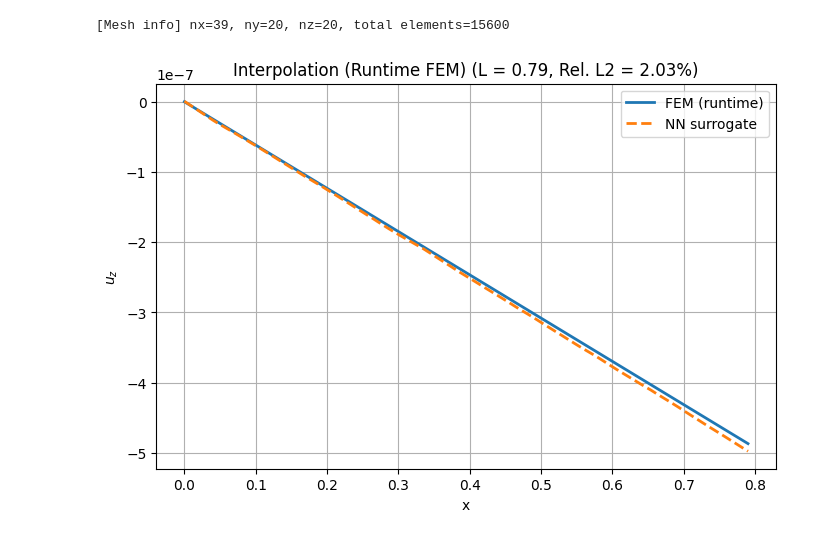
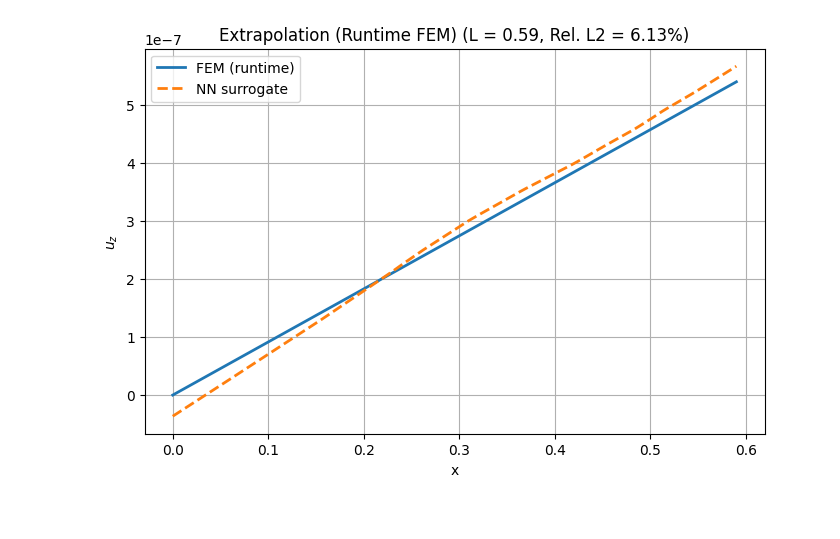
Before and after one commit to adnan-math/beam_fem_ml, a Jupyter notebook: analysis.ipynb, the cells around one changed output. Saved outputs shown, nothing was run; the diff lists cells and outputs as text; code cells hidden in the pictures.

```diff
--- a/analysis.ipynb
+++ b/analysis.ipynb
@@ -224,7 +355,7 @@ import torch
 dataset = BeamDataset()
 
 # choose unseen interpolation value
-L_plot = 0.79
+L_plot = 0.59
 
 # ============================================================
 # GENERATE FEM SOLUTION ON THE FLY
@@ -260,33 +391,32 @@ y_pred = y_pred_n * y_std + y_mean
 
 idx = np.argsort(x)
 x = x[idx]
 y_true = y_true[idx]
 y_pred = y_pred[idx]
 
 # ============================================================
 # ERROR
 # ============================================================
 
 rel_l2 = np.linalg.norm(y_true - y_pred) / np.linalg.norm(y_true)
 
 # ============================================================
 # PLOT
 # ============================================================
 
 plt.figure(figsize=(8,5))
 plt.plot(x, y_true, label="FEM (runtime)", linewidth=2)
 plt.plot(x, y_pred, "--", label="NN surrogate", linewidth=2)
 
 plt.xlabel("x")
 plt.ylabel(r"$u_z$")
 plt.title(
-    f"Interpolation (Runtime FEM) "
+    f"Extrapolation (Runtime FEM) "
     f"(L = {L_plot:.2f}, Rel. L2 = {100*rel_l2:.2f}%)"
 )
 
 plt.legend()
 plt.grid()
 plt.show()
 # %% [output]
-[Mesh info] nx=39, ny=20, nz=20, total elements=15600
-[figure, old version]
+[figure, new version]
```
Also changed, not shown: parts of 12 cells of this notebook.
